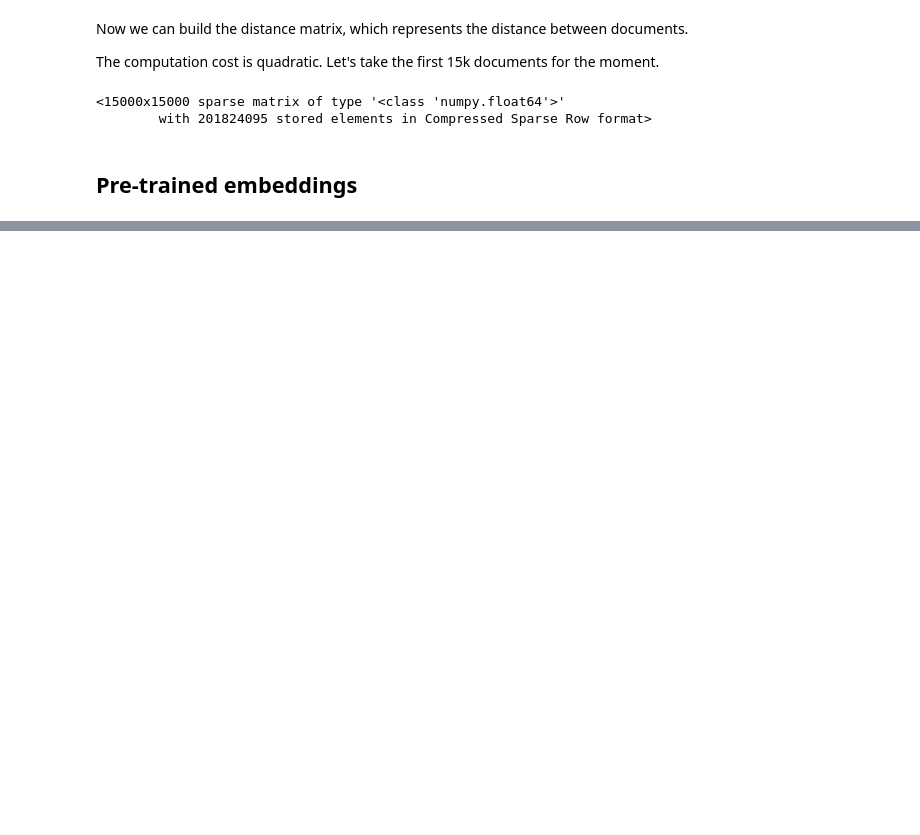
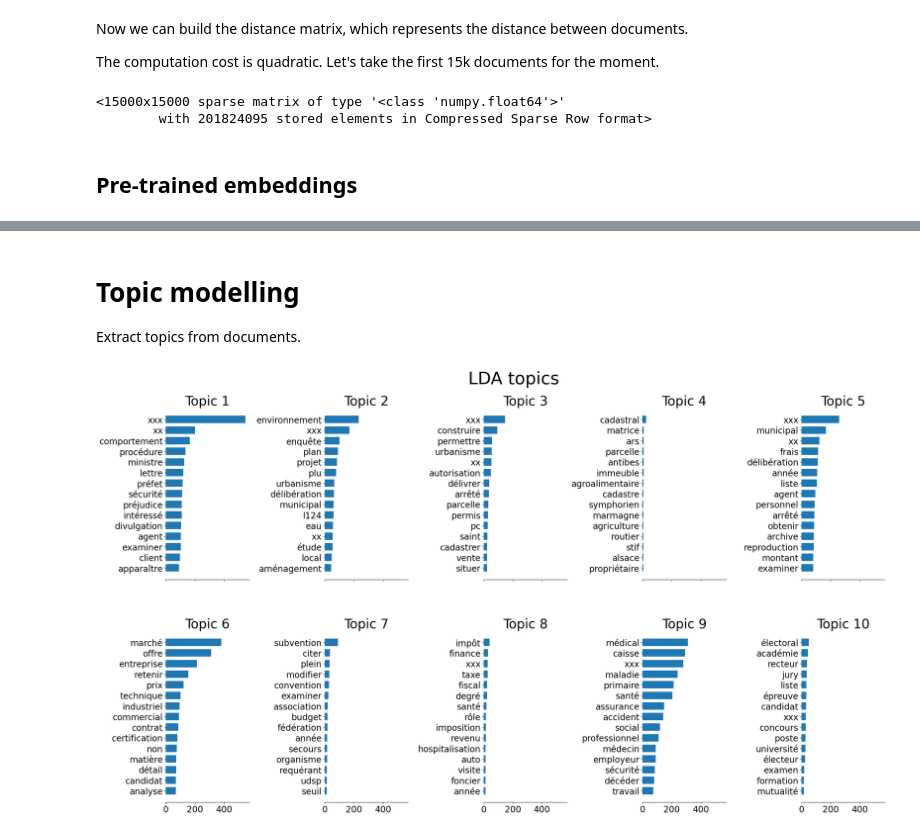
Before and after one commit to Kapoorlabs-paris/NLP-coursework, a Jupyter notebook: Word Representation.ipynb, the cells around one changed output, grey strips where cells are left out. Saved outputs shown, nothing was run; the diff lists cells and outputs as text; code cells hidden in the pictures; blank space fills up the shorter version.

```diff
--- a/Word Representation.ipynb
+++ b/Word Representation.ipynb
@@ -85,3 +149,15 @@ X = vectorizer.transform(document_tokens)
+# %%
+# do not use IDF
+tf = TfidfVectorizer(
+    analyzer='word',
+    max_df=10000,  # ignore tokens that appear more than X times in the document collection
+    max_features=10000,   # capping on vocabulary size
+)
+tf = tf.fit(document_tokens)
+
+X_tf = tfidf.transform(document_tokens)
+
+tf_feature_names = tf.get_feature_names_out()
 # %%
 print('Matrix size:', X.shape[0], 'documents,', X.shape[1], 'vocabulary size')
 # %% [output]
@@ -230,0 +241,4 @@ Counter(doc).most_common(30)
+# %% [markdown]
+# Topic modelling
+
+Extract topics from documents.
@@ -230,0 +247,34 @@ Counter(doc).most_common(30)
+# %%
+lda = LatentDirichletAllocation(n_components=10)
+# %%
+lda = lda.fit(X_tf[:DATASET_TRUNCATION,:])
+# %%
+import matplotlib.pyplot as plt
+
+
+def plot_top_words(model, feature_names, n_top_words, title):
+    """
+    source sklearn API documentation
+    """
+    fig, axes = plt.subplots(2, 5, figsize=(30, 15), sharex=True)
+    axes = axes.flatten()
+    for topic_idx, topic in enumerate(model.components_):
+        top_features_ind = topic.argsort()[: -n_top_words - 1 : -1]
+        top_features = [feature_names[i] for i in top_features_ind]
+        weights = topic[top_features_ind]
+
+        ax = axes[topic_idx]
+        ax.barh(top_features, weights, height=0.7)
+        ax.set_title(f"Topic {topic_idx +1}", fontdict={"fontsize": 30})
+        ax.invert_yaxis()
+        ax.tick_params(axis="both", which="major", labelsize=20)
+        for i in "top right left".split():
+            ax.spines[i].set_visible(False)
+        fig.suptitle(title, fontsize=40)
+
+    plt.subplots_adjust(top=0.90, bottom=0.05, wspace=0.90, hspace=0.3)
+    plt.show()
+# %%
+plot_top_words(model=lda, feature_names=tf_feature_names, n_top_words=15, title="LDA topics")
+# %% [output]
+[figure, added]
```
Also changed, not shown: parts of 58 cells of this notebook, 4 other files.
